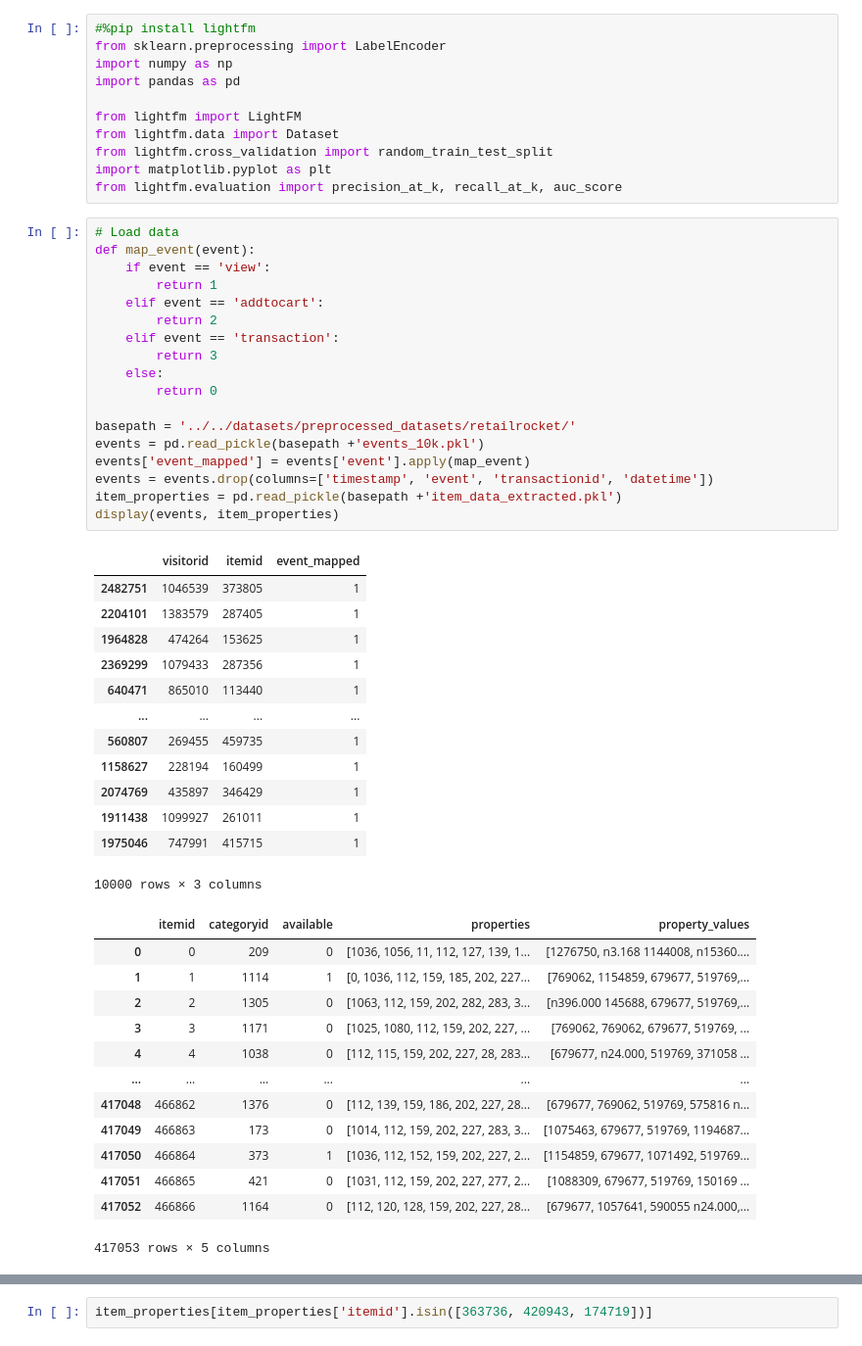
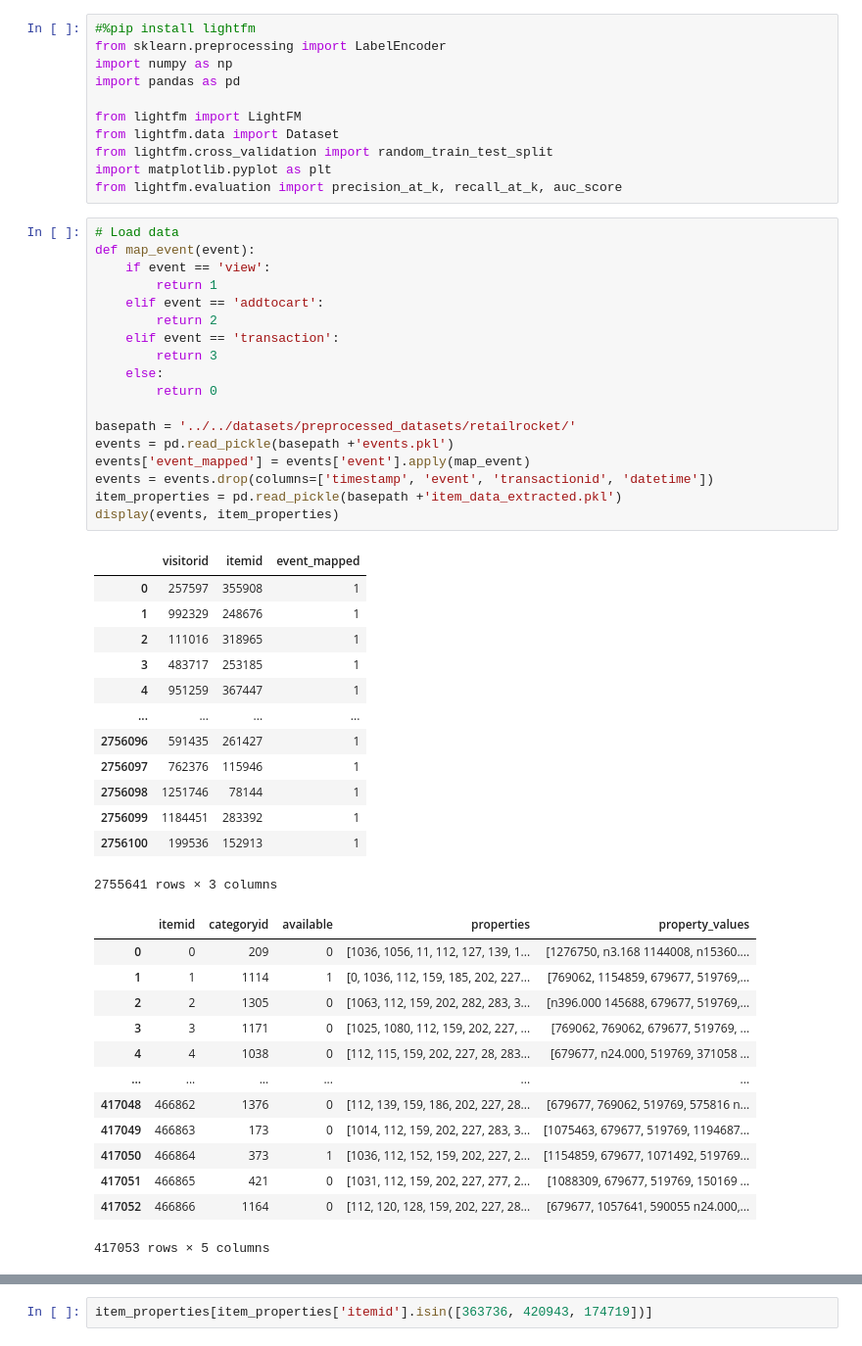
Before and after one commit to tomhuber96/master-thesis-practical-part, a Jupyter notebook: DL/retailrocket/detail_rocket_lightfm.ipynb, the cells around one changed output, grey strips where cells are left out. Shown: that part at 98% size. Drawn from its saved outputs; the diff is of its cells as text.

```diff
--- a/DL/retailrocket/detail_rocket_lightfm.ipynb
+++ b/DL/retailrocket/detail_rocket_lightfm.ipynb
@@ -12,35 +12,35 @@ from lightfm.evaluation import precision_at_k, recall_at_k, auc_score
 # %%
 # Load data
 def map_event(event):
     if event == 'view':
         return 1
     elif event == 'addtocart':
         return 2
     elif event == 'transaction':
         return 3
     else:
         return 0
 
 basepath = '../../datasets/preprocessed_datasets/retailrocket/'
-events = pd.read_pickle(basepath +'events_10k.pkl')
+events = pd.read_pickle(basepath +'events.pkl')
 events['event_mapped'] = events['event'].apply(map_event)
 events = events.drop(columns=['timestamp', 'event', 'transactionid', 'datetime'])
 item_properties = pd.read_pickle(basepath +'item_data_extracted.pkl')
 display(events, item_properties)
 # %% [output]
 |  | visitorid | itemid | event_mapped |
-| 2482751 | 1046539 | 373805 | 1 |
-| 2204101 | 1383579 | 287405 | 1 |
-| 1964828 | 474264 | 153625 | 1 |
-| 2369299 | 1079433 | 287356 | 1 |
-| 640471 | 865010 | 113440 | 1 |
+| 0 | 257597 | 355908 | 1 |
+| 1 | 992329 | 248676 | 1 |
+| 2 | 111016 | 318965 | 1 |
+| 3 | 483717 | 253185 | 1 |
+| 4 | 951259 | 367447 | 1 |
 | ... | ... | ... | ... |
-| 560807 | 269455 | 459735 | 1 |
-| 1158627 | 228194 | 160499 | 1 |
-| 2074769 | 435897 | 346429 | 1 |
-| 1911438 | 1099927 | 261011 | 1 |
-| 1975046 | 747991 | 415715 | 1 |
+| 2756096 | 591435 | 261427 | 1 |
+| 2756097 | 762376 | 115946 | 1 |
+| 2756098 | 1251746 | 78144 | 1 |
+| 2756099 | 1184451 | 283392 | 1 |
+| 2756100 | 199536 | 152913 | 1 |
-10000 rows × 3 columns
+2755641 rows × 3 columns
 |  | itemid | categoryid | available | properties | property_values |
 | 0 | 0 | 209 | 0 | [1036, 1056, 11, 112, 127, 139, 1... | [1276750, n3.168 1144008, n15360.... |
 | 1 | 1 | 1114 | 1 | [0, 1036, 112, 159, 185, 202, 227... | [769062, 1154859, 679677, 519769,... |
```
Also changed, not shown: parts of 8 cells of this notebook.
